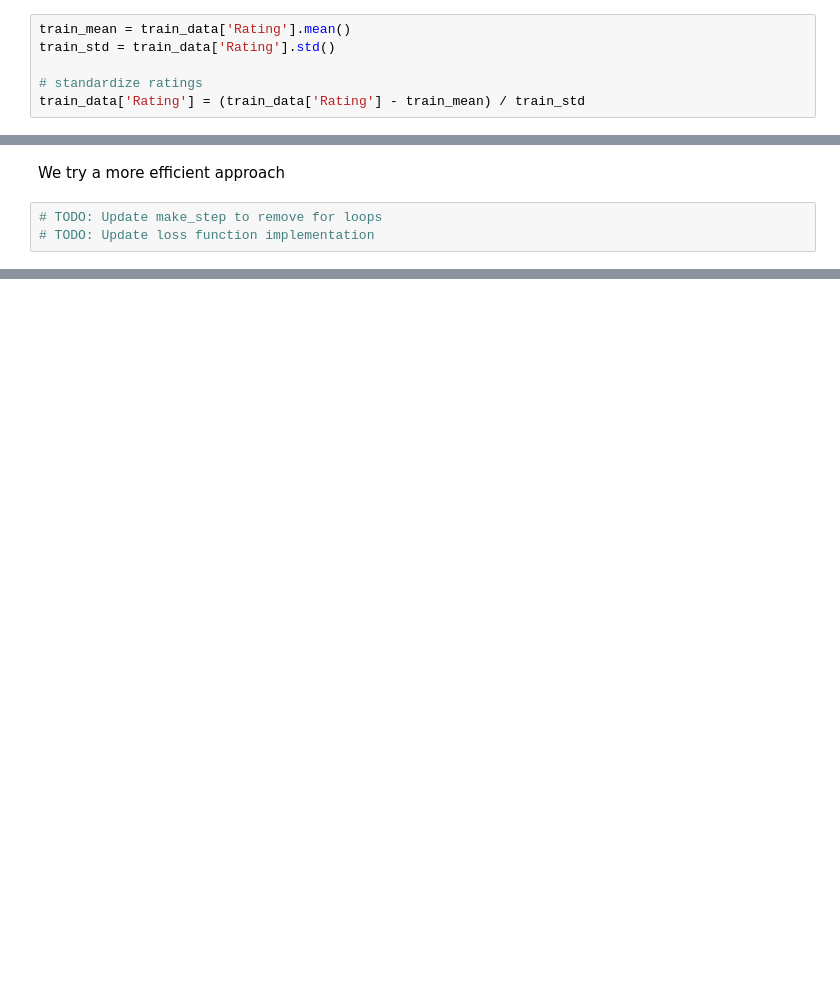
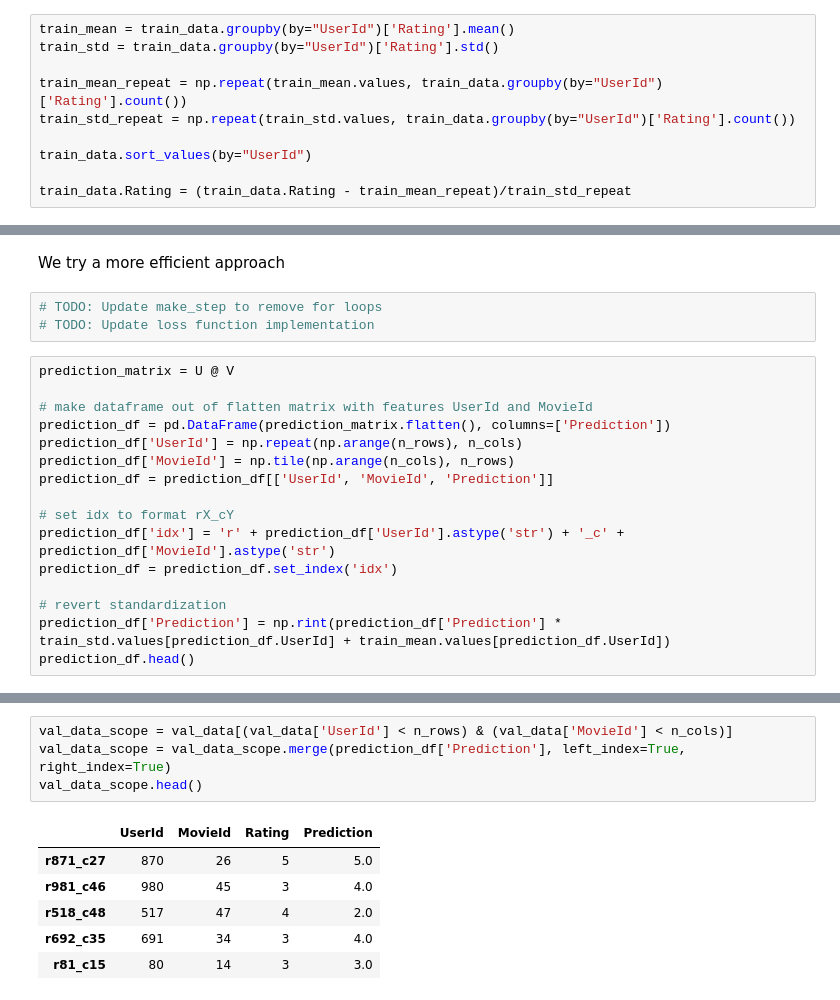
Before and after one commit to lucienwalewski/collaborative_filtering, a Jupyter notebook: notebooks/als_working_baseline.ipynb, the cells around one changed output, grey strips where cells are left out. Cells and saved outputs as stored; diff of their text form; blank space fills up the shorter version.

```diff
--- a/notebooks/als_working_baseline.ipynb
+++ b/notebooks/als_working_baseline.ipynb
@@ -49,12 +49,16 @@ train_data.describe()
 | 50% | 5247.000000 | 493.000000 | 4.000000 |
 | 75% | 7734.000000 | 690.000000 | 5.000000 |
 | max | 9999.000000 | 999.000000 | 5.000000 |
-# %%
-train_mean = train_data['Rating'].mean()
-train_std = train_data['Rating'].std()
-
-# standardize ratings
-train_data['Rating'] = (train_data['Rating'] - train_mean) / train_std
+# %%
+train_mean = train_data.groupby(by="UserId")['Rating'].mean()
+train_std = train_data.groupby(by="UserId")['Rating'].std()
+
+train_mean_repeat = np.repeat(train_mean.values, train_data.groupby(by="UserId")['Rating'].count())
+train_std_repeat = np.repeat(train_std.values, train_data.groupby(by="UserId")['Rating'].count())
+
+train_data.sort_values(by="UserId")
+
+train_data.Rating = (train_data.Rating - train_mean_repeat)/train_std_repeat
 # %%
 # function to get sparse matrix from data given as a dataframe with row and column indices
 def get_sparse_matrix(data, n_rows, n_cols):
@@ -117,3 +127,19 @@ We try a more efficient approach
 # %%
 # TODO: Update make_step to remove for loops
 # TODO: Update loss function implementation
+# %%
+prediction_matrix = U @ V
+
+# make dataframe out of flatten matrix with features UserId and MovieId
+prediction_df = pd.DataFrame(prediction_matrix.flatten(), columns=['Prediction'])
+prediction_df['UserId'] = np.repeat(np.arange(n_rows), n_cols)
+prediction_df['MovieId'] = np.tile(np.arange(n_cols), n_rows)
+prediction_df = prediction_df[['UserId', 'MovieId', 'Prediction']]
+
+# set idx to format rX_cY
+prediction_df['idx'] = 'r' + prediction_df['UserId'].astype('str') + '_c' + prediction_df['MovieId'].astype('str')
+prediction_df = prediction_df.set_index('idx')
+
+# revert standardization
+prediction_df['Prediction'] = np.rint(prediction_df['Prediction'] * train_std.values[prediction_df.UserId] + train_mean.values[prediction_df.UserId])
+prediction_df.head()
@@ -119,0 +154,11 @@ We try a more efficient approach
+# %%
+val_data_scope = val_data[(val_data['UserId'] < n_rows) & (val_data['MovieId'] < n_cols)]
+val_data_scope = val_data_scope.merge(prediction_df['Prediction'], left_index=True, right_index=True)
+val_data_scope.head()
+# %% [output]
+|  | UserId | MovieId | Rating | Prediction |
+| r871_c27 | 870 | 26 | 5 | 5.0 |
+| r981_c46 | 980 | 45 | 3 | 4.0 |
+| r518_c48 | 517 | 47 | 4 | 2.0 |
+| r692_c35 | 691 | 34 | 3 | 4.0 |
+| r81_c15 | 80 | 14 | 3 | 3.0 |
```
Also changed, not shown: parts of 4 cells of this notebook, 8 other files.
